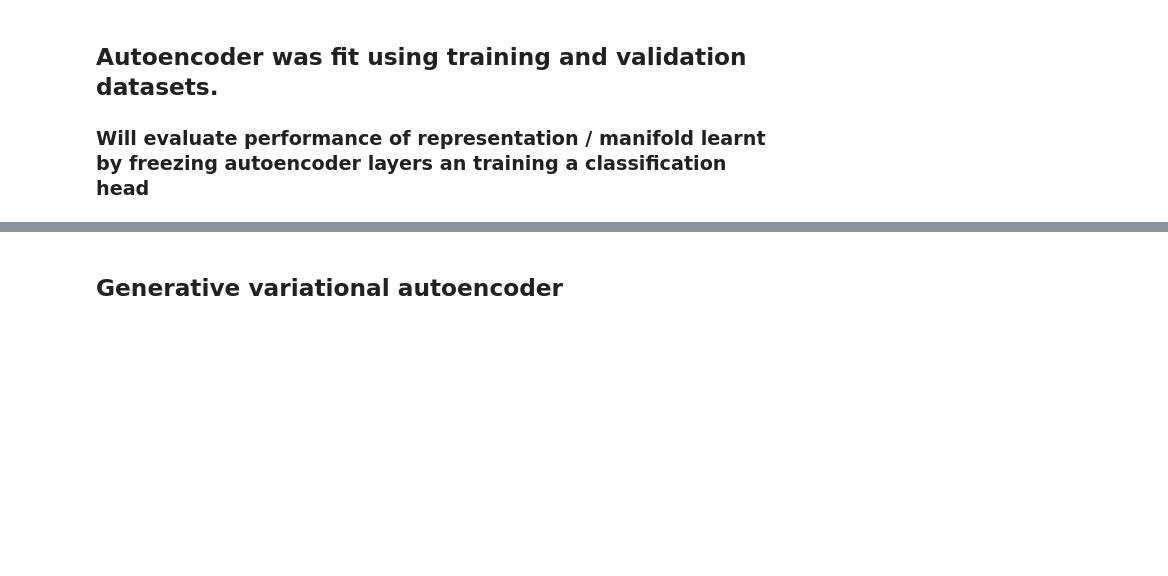
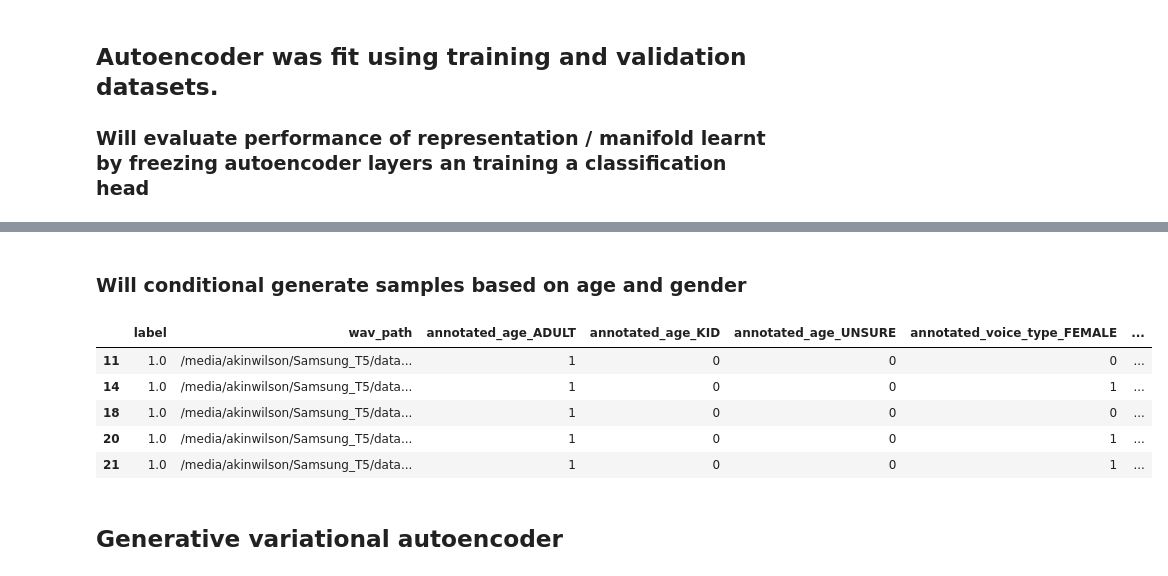
Before and after one commit to akinwilson/heed, a Jupyter notebook: notebooks/autoencoder.ipynb, the cells around one changed output, grey strips where cells are left out. Cells and saved outputs as stored; diff of their text form; code cells hidden in the pictures; blank space fills up the shorter version.

Commit message:
created dataset for synthetic data generation, started to define the dataloader for the model, will init training

```diff
--- a/notebooks/autoencoder.ipynb
+++ b/notebooks/autoencoder.ipynb
@@ -909,3 +927,15 @@ e_conv1 = nn.Conv1d(n_input, n_channel, kernel_size=160, stride=stride)
+# %% [markdown]
+### Will conditional generate samples based on age and gender
+# %%
+df_fitting = pd.concat([df_fit_data , df_1h], axis=1, join='inner')
+df_fitting.head()
+# %% [output]
+|  | label | wav_path | annotated_age_ADULT | annotated_age_KID | annotated_age_UNSURE | annotated_voice_type_FEMALE | ... |
+| 11 | 1.0 | /media/akinwilson/Samsung_T5/data... | 1 | 0 | 0 | 0 | ... |
+| 14 | 1.0 | /media/akinwilson/Samsung_T5/data... | 1 | 0 | 0 | 1 | ... |
+| 18 | 1.0 | /media/akinwilson/Samsung_T5/data... | 1 | 0 | 0 | 0 | ... |
+| 20 | 1.0 | /media/akinwilson/Samsung_T5/data... | 1 | 0 | 0 | 1 | ... |
+| 21 | 1.0 | /media/akinwilson/Samsung_T5/data... | 1 | 0 | 0 | 1 | ... |
 # %% [markdown]
 ## Generative variational autoencoder
 # %%
```
Also changed, not shown: parts of 14 cells of this notebook.
